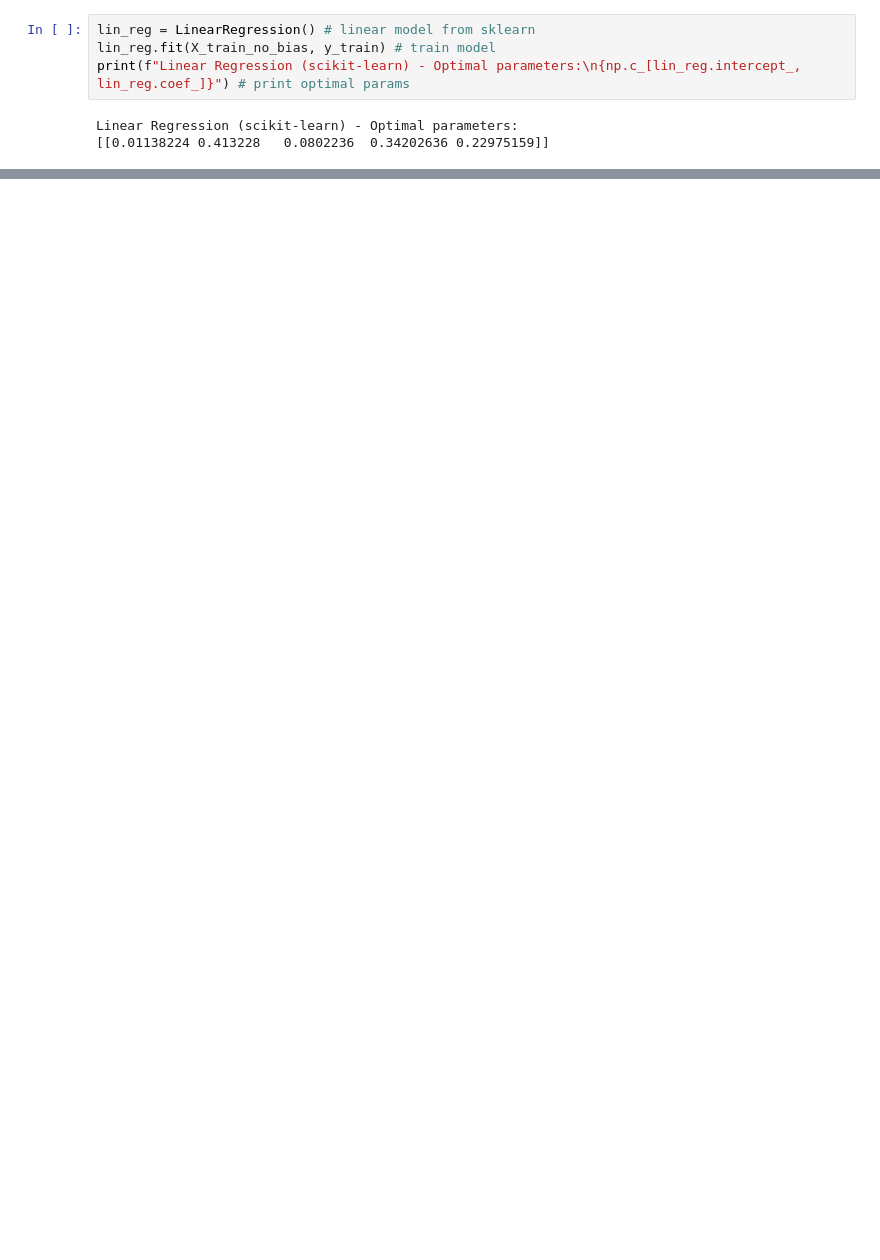
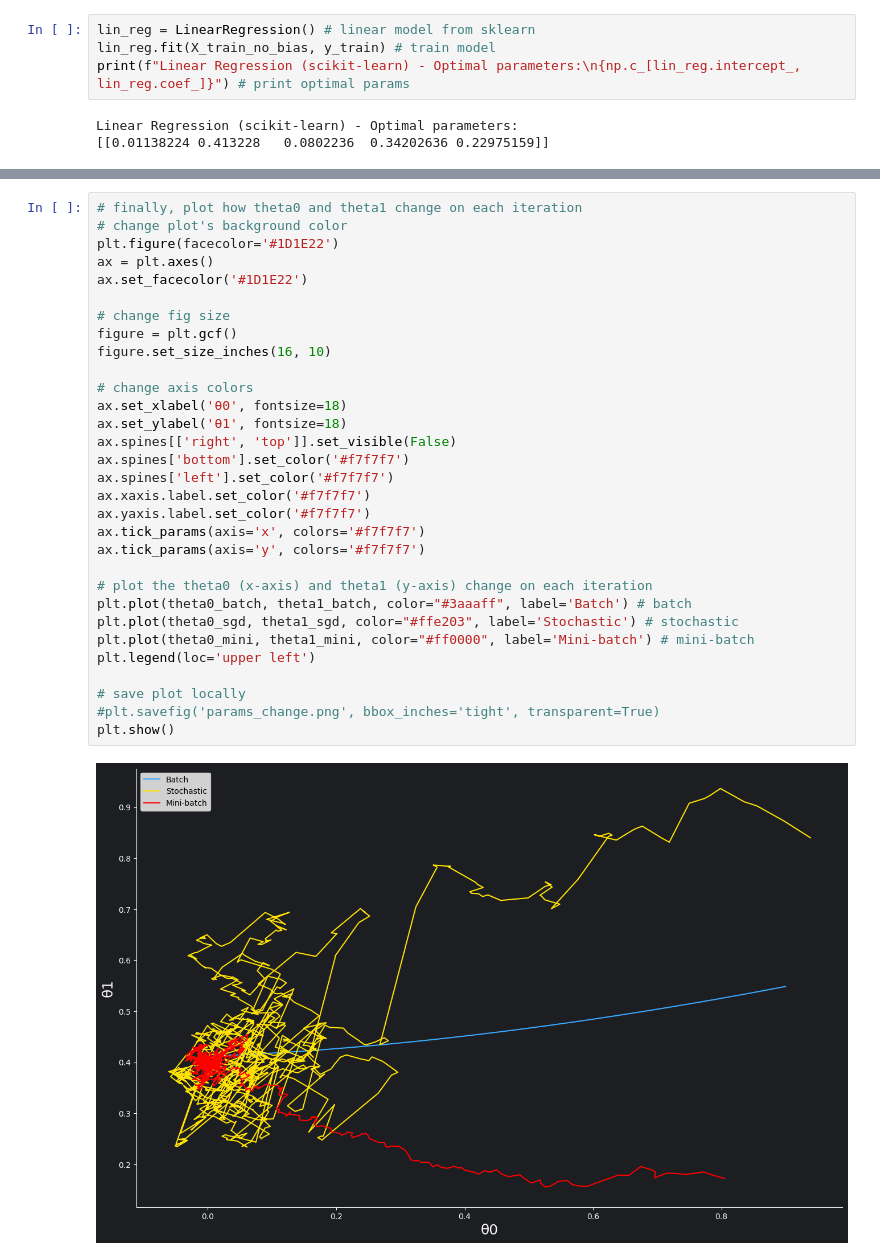
Before and after one commit to javierontbla/gradient_descent_with_python, a Jupyter notebook: Chapter_04.2.ipynb, the cells around one changed output, grey strips where cells are left out. Saved outputs shown, nothing was run; the diff lists cells and outputs as text; blank space fills up the shorter version.

```diff
--- a/Chapter_04.2.ipynb
+++ b/Chapter_04.2.ipynb
@@ -233 +271,34 @@ Gradient Descent Mini-Batch: 5844573.631526696
 Linear Regression (scikit-learn): 5799997.665728622
+# %%
+# finally, plot how theta0 and theta1 change on each iteration
+# change plot's background color
+plt.figure(facecolor='#1D1E22')
+ax = plt.axes()
+ax.set_facecolor('#1D1E22')
+
+# change fig size
+figure = plt.gcf()
+figure.set_size_inches(16, 10)
+
+# change axis colors
+ax.set_xlabel('θ0', fontsize=18)
+ax.set_ylabel('θ1', fontsize=18)
+ax.spines[['right', 'top']].set_visible(False)
+ax.spines['bottom'].set_color('#f7f7f7')
+ax.spines['left'].set_color('#f7f7f7')
+ax.xaxis.label.set_color('#f7f7f7')
+ax.yaxis.label.set_color('#f7f7f7')
+ax.tick_params(axis='x', colors='#f7f7f7')
+ax.tick_params(axis='y', colors='#f7f7f7')
+
+# plot the theta0 (x-axis) and theta1 (y-axis) change on each iteration
+plt.plot(theta0_batch, theta1_batch, color="#3aaaff", label='Batch') # batch
+plt.plot(theta0_sgd, theta1_sgd, color="#ffe203", label='Stochastic') # stochastic
+plt.plot(theta0_mini, theta1_mini, color="#ff0000", label='Mini-batch') # mini-batch
+plt.legend(loc='upper left')
+
+# save plot locally
+#plt.savefig('params_change.png', bbox_inches='tight', transparent=True)
+plt.show()
+# %% [output]
+[figure, added]
```
Also changed, not shown: parts of 4 cells of this notebook.
